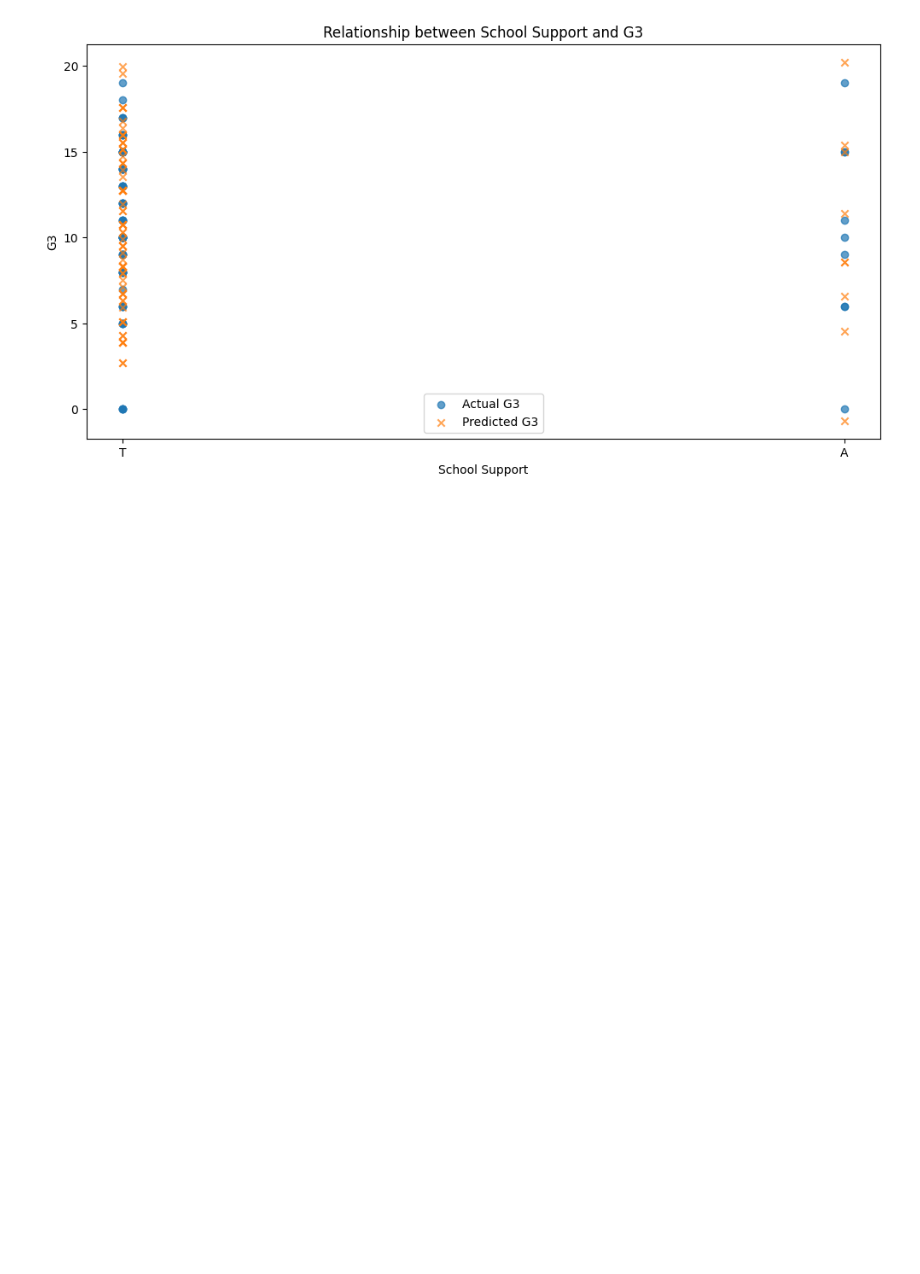
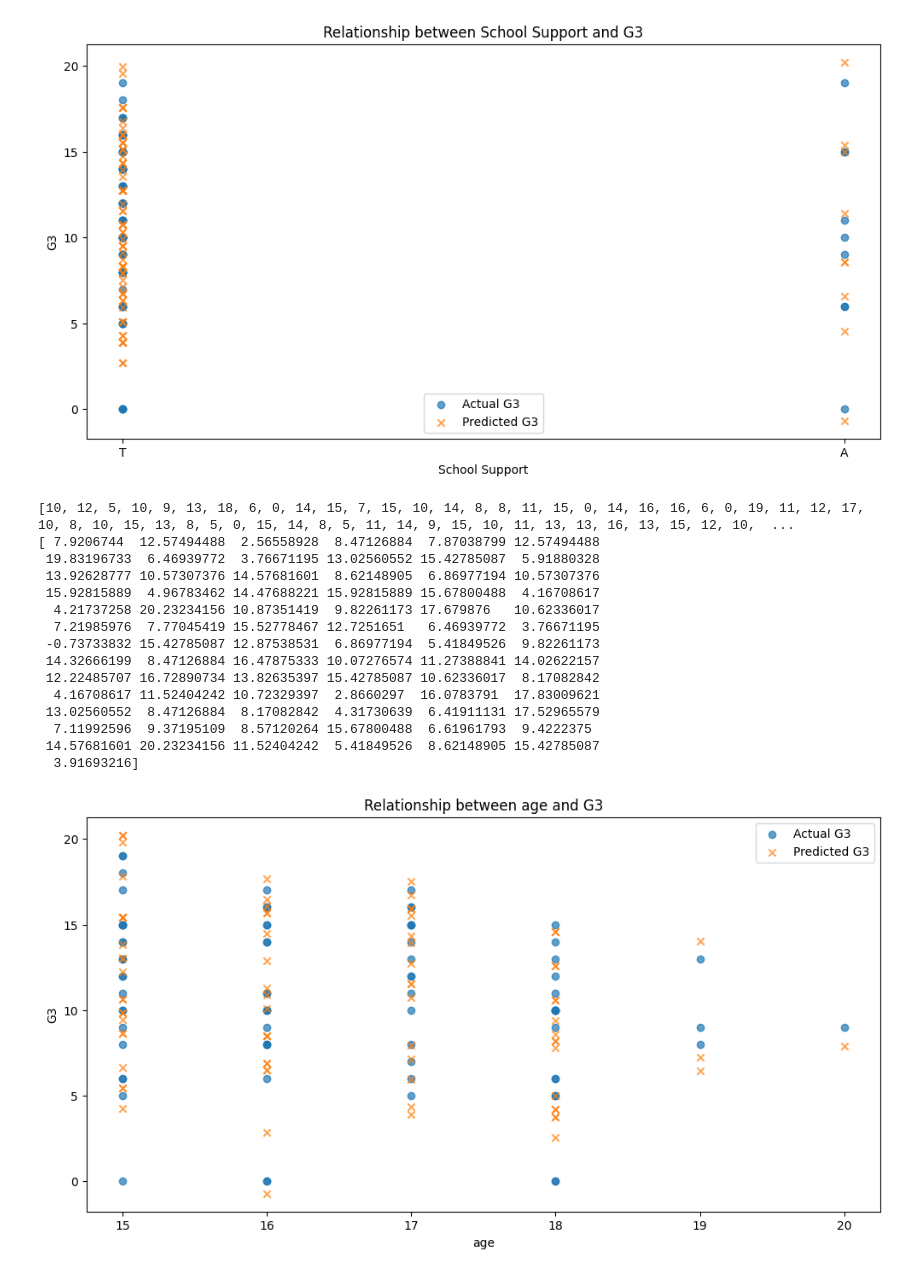
Before and after one commit to BMSaumya/Inspiher, a Jupyter notebook: pstatus_of_tasktest.ipynb, the cells around one changed output. Drawn from its saved outputs; the diff is of its cells as text; code cells hidden in the pictures; blank space fills up the shorter version.

```diff
--- a/pstatus_of_tasktest.ipynb
+++ b/pstatus_of_tasktest.ipynb
@@ -374,3 +374,65 @@ plt.show()
  15.00304642 20.22622674 11.54189893  5.1133693   8.32763412 15.15794685
   3.90802   ]
 [figure]
+# %%
+import pandas as pd
+from sklearn.model_selection import train_test_split
+from sklearn.linear_model import LinearRegression
+from sklearn.metrics import mean_squared_error
+import matplotlib.pyplot as plt
+
+# Load the dataset
+df = pd.read_csv('student-mat.csv')  # Replace 'your_dataset.csv' with the actual file path
+
+# Select relevant columns for analysis
+data = df[['age', 'G1', 'G2', 'G3']]
+
+# Calculate the mean of G1, G2, and G3 for each row using .loc
+data = data.assign(mean_G=data[['G1', 'G2', 'G3']].mean(axis=1))
+
+# Split the data into features (X) and target variable (y)
+X = data[['mean_G', 'age']]
+y = data['G3']
+
+# Split the data into training and testing sets
+X_train, X_test, y_train, y_test = train_test_split(X, y, test_size=0.2, random_state=42)
+
+# Train a linear regression model
+model = LinearRegression()
+model.fit(X_train, y_train)
+
+# Make predictions on the test set
+y_pred = model.predict(X_test)
+
+print(y_test.values.tolist())
+print(y_pred)
+
+# Create a DataFrame with the original 'traveltime' column and predicted/actual 'G3' values
+plot_data = pd.DataFrame({'age': df.loc[X_test.index, 'age'], 'Actual G3': y_test.values, 'Predicted G3': y_pred})
+
+# Plot the relationship between 'traveltime' and G3
+plt.figure(figsize=(12, 6))
+plt.scatter(plot_data['age'], plot_data['Actual G3'], label='Actual G3', alpha=0.7)
+plt.scatter(plot_data['age'], plot_data['Predicted G3'], label='Predicted G3', marker='x', alpha=0.7)
+plt.xlabel('age')
+plt.ylabel('G3')
+plt.title('Relationship between age and G3')
+plt.legend()
+plt.show()
+# %% [output]
+[10, 12, 5, 10, 9, 13, 18, 6, 0, 14, 15, 7, 15, 10, 14, 8, 8, 11, 15, 0, 14, 16, 16, 6, 0, 19, 11, 12, 17, 10, 8, 10, 15, 13, 8, 5, 0, 15, 14, 8, 5, 11, 14, 9, 15, 10, 11, 13, 13, 16, 13, 15, 12, 10,  ...
+[ 7.9206744  12.57494488  2.56558928  8.47126884  7.87038799 12.57494488
+ 19.83196733  6.46939772  3.76671195 13.02560552 15.42785087  5.91880328
+ 13.92628777 10.57307376 14.57681601  8.62148905  6.86977194 10.57307376
+ 15.92815889  4.96783462 14.47688221 15.92815889 15.67800488  4.16708617
+  4.21737258 20.23234156 10.87351419  9.82261173 17.679876   10.62336017
+  7.21985976  7.77045419 15.52778467 12.7251651   6.46939772  3.76671195
+ -0.73733832 15.42785087 12.87538531  6.86977194  5.41849526  9.82261173
+ 14.32666199  8.47126884 16.47875333 10.07276574 11.27388841 14.02622157
+ 12.22485707 16.72890734 13.82635397 15.42785087 10.62336017  8.17082842
+  4.16708617 11.52404242 10.72329397  2.8660297  16.0783791  17.83009621
+ 13.02560552  8.47126884  8.17082842  4.31730639  6.41911131 17.52965579
+  7.11992596  9.37195109  8.57120264 15.67800488  6.61961793  9.4222375
+ 14.57681601 20.23234156 11.52404242  5.41849526  8.62148905 15.42785087
+  3.91693216]
+[figure, added]
```
Also changed, not shown: parts of 2 cells of this notebook.
